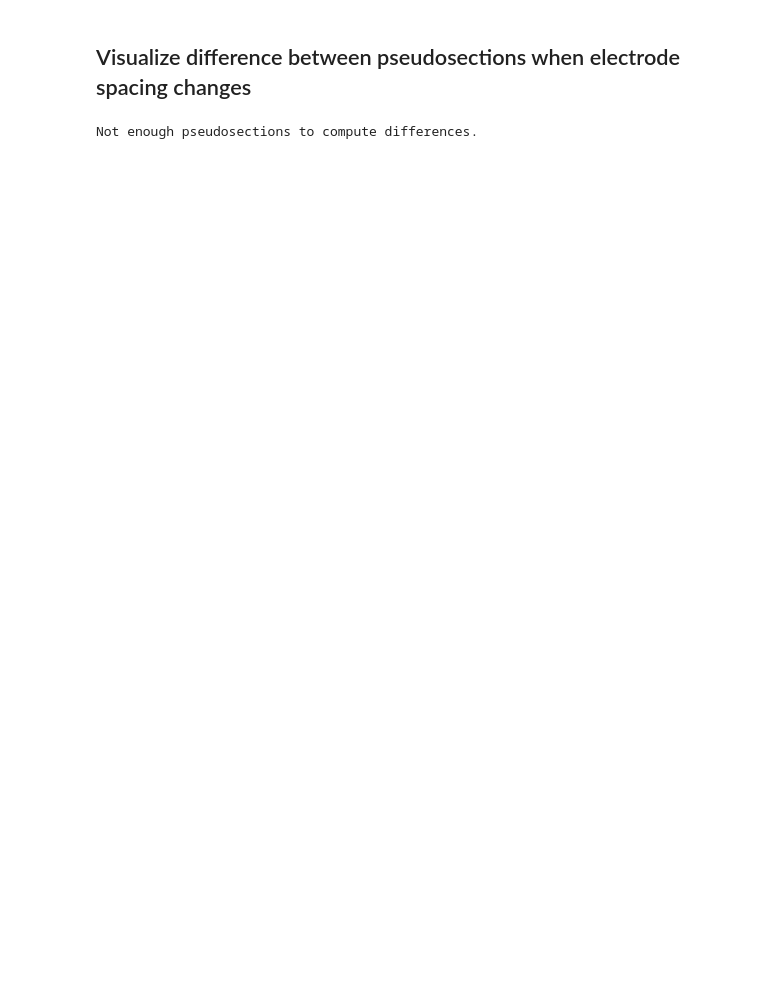
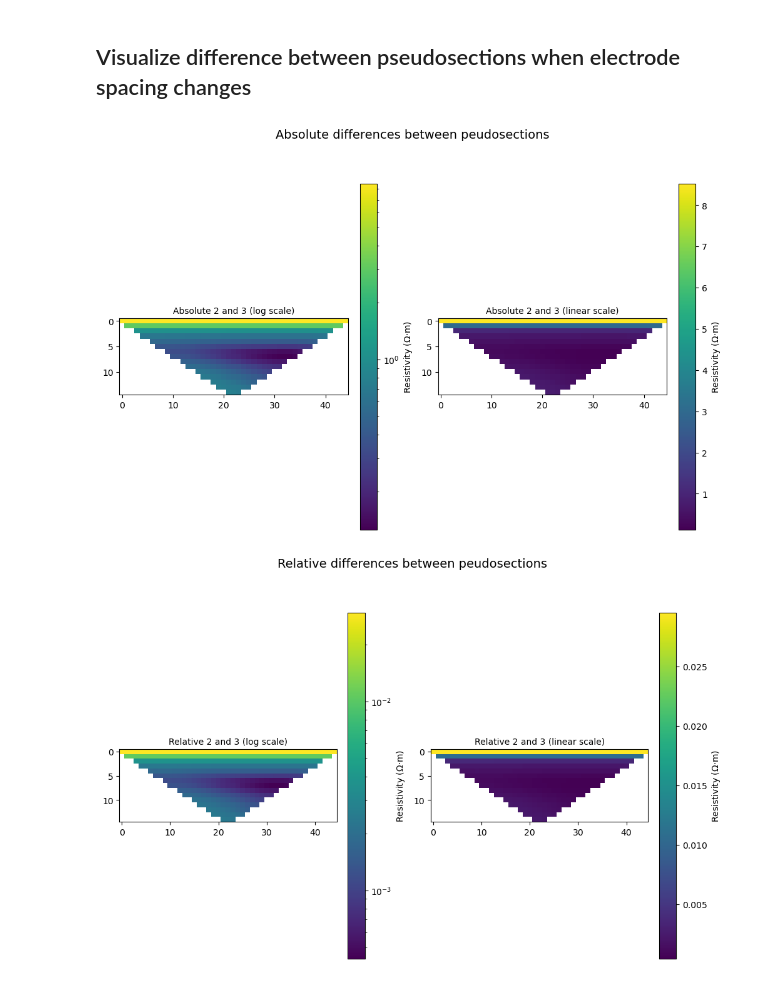
Before and after one commit to Jojobarbarr/invERT, a Jupyter notebook: invERT/data/visualisation_stats.ipynb, the cells around one changed output. Drawn from its saved outputs; the diff is of its cells as text; code cells hidden in the pictures; blank space fills up the shorter version.

```diff
--- a/invERT/data/visualisation_stats.ipynb
+++ b/invERT/data/visualisation_stats.ipynb
@@ -143,48 +144,62 @@ def compute_diff_pseudosections(pseudosections, pseudo_section_idx, relative=Fal
             [diff / pseudosections[pseudo_section_idx][idx + 1] for idx, diff in enumerate(diffs)]
         )
         if diffs.any() < 0:
             print("Negative values found in relative differences.")
 
     return diffs, np.nanmin(diffs), np.nanmax(diffs)
 
 def plot_pseudosections(diffs, min_diff, max_diff, title):
     """
     Plot the pseudosection differences using log and linear scales.
     """
     log_norm = mcolors.LogNorm(vmin=min_diff, vmax=max_diff)
     linear_norm = mcolors.Normalize(vmin=min_diff, vmax=max_diff)
 
     num_rows = len(diffs)
     fig, axes = plt.subplots(num_rows, 2, figsize=(10, 7), constrained_layout=True)
 
     for j, (scale, norm) in enumerate(zip(["log scale", "linear scale"], [log_norm, linear_norm])):
-        for i in range(num_rows):
-            axes[i, j].imshow(diffs[i], norm=norm, cmap='viridis')
-            axes[i, j].set_title(f"{title} {num_pixels_between_electrodes[i]} and {num_pixels_between_electrodes[i + 1]} ({scale})", fontsize=10)
+        if num_rows == 1:
+            i = 0
+            axes[j].imshow(diffs[i], norm=norm, cmap='viridis')
+            axes[j].set_title(f"{title} {num_pixels_between_electrodes[i]} and {num_pixels_between_electrodes[i + 1]} ({scale})", fontsize=10)
+        else:
+            for i in range(num_rows):
+                axes[i, j].imshow(diffs[i], norm=norm, cmap='viridis')
+                axes[i, j].set_title(f"{title} {num_pixels_between_electrodes[i]} and {num_pixels_between_electrodes[i + 1]} ({scale})", fontsize=10)
+        if num_rows == 1:
+            fig.colorbar(
+                plt.cm.ScalarMappable(norm=norm, cmap='viridis'),
+                ax=axes[j],
+                location='right',
+                shrink=0.8,
+                label=r'Resistivity ($\Omega$·m)'
+            )
+        else:
+            fig.colorbar(
+                plt.cm.ScalarMappable(norm=norm, cmap='viridis'),
+                ax=axes[:, j].tolist(),
+                location='right',
+                shrink=0.8,
+                label=r'Resistivity ($\Omega$·m)'
+            )
 
-        fig.colorbar(
-            plt.cm.ScalarMappable(norm=norm, cmap='viridis'),
-            ax=axes[:, j].tolist(),
-            location='right',
-            shrink=0.8,
-            label=r'Resistivity ($\Omega$·m)'
-        )
-
-    fig.suptitle("Differences between peudosections", fontsize=14, y=1.02)
+    fig.suptitle(f"{title} differences between peudosections", fontsize=14, y=1.02)
     plt.show()
 
 if len(pseudosections[0]) < 2:
     print("Not enough pseudosections to compute differences.")
 else:
     # Compute and plot absolute differences
     diff_abs, min_abs, max_abs = compute_diff_pseudosections(pseudosections, pseudo_section_idx)
-    plot_pseudosections(diff_abs, min_abs, max_abs, "Absolute difference for")
+    plot_pseudosections(diff_abs, min_abs, max_abs, "Absolute")
 
     # Compute and plot relative differences
     diff_rel, min_rel, max_rel = compute_diff_pseudosections(pseudosections, pseudo_section_idx, relative=True)
-    plot_pseudosections(diff_rel, min_rel, max_rel, "Relative difference for")
+    plot_pseudosections(diff_rel, min_rel, max_rel, "Relative")
 # %% [output]
-Not enough pseudosections to compute differences.
+[figure, added]
+[figure, added]
 # %%
 mean_pseudosections = np.mean(pseudosections, axis=0)
 
```
Also changed, not shown: parts of 12 cells of this notebook, 2 other files.
